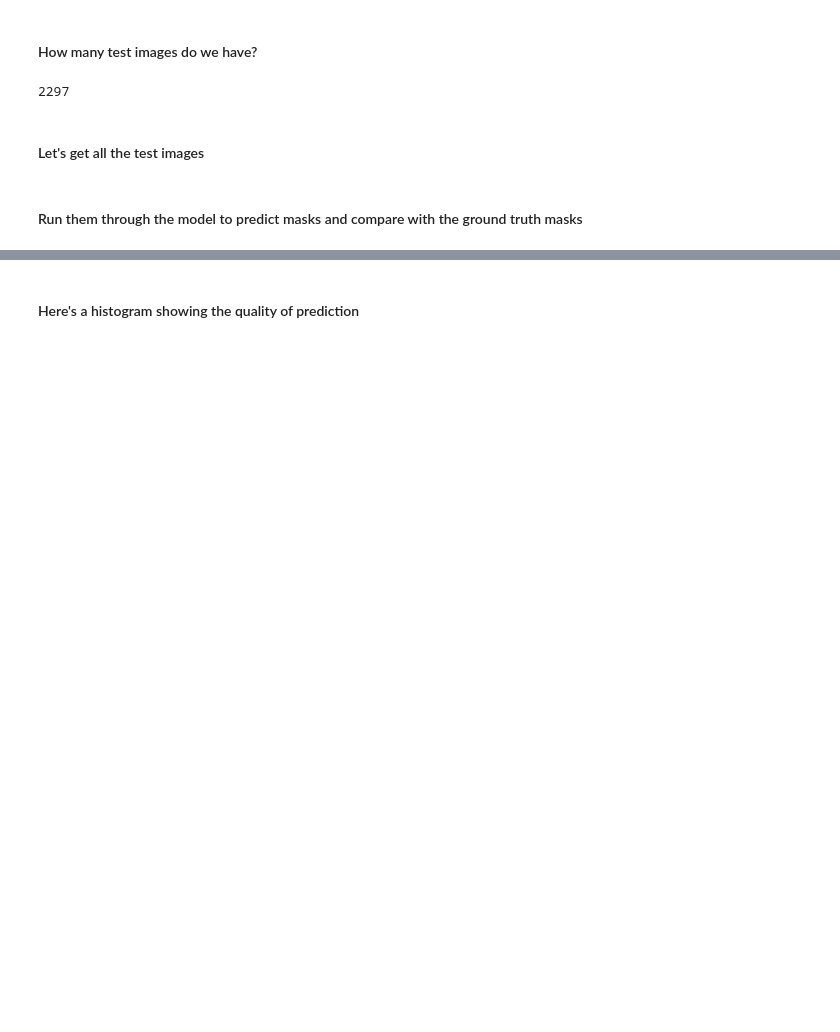
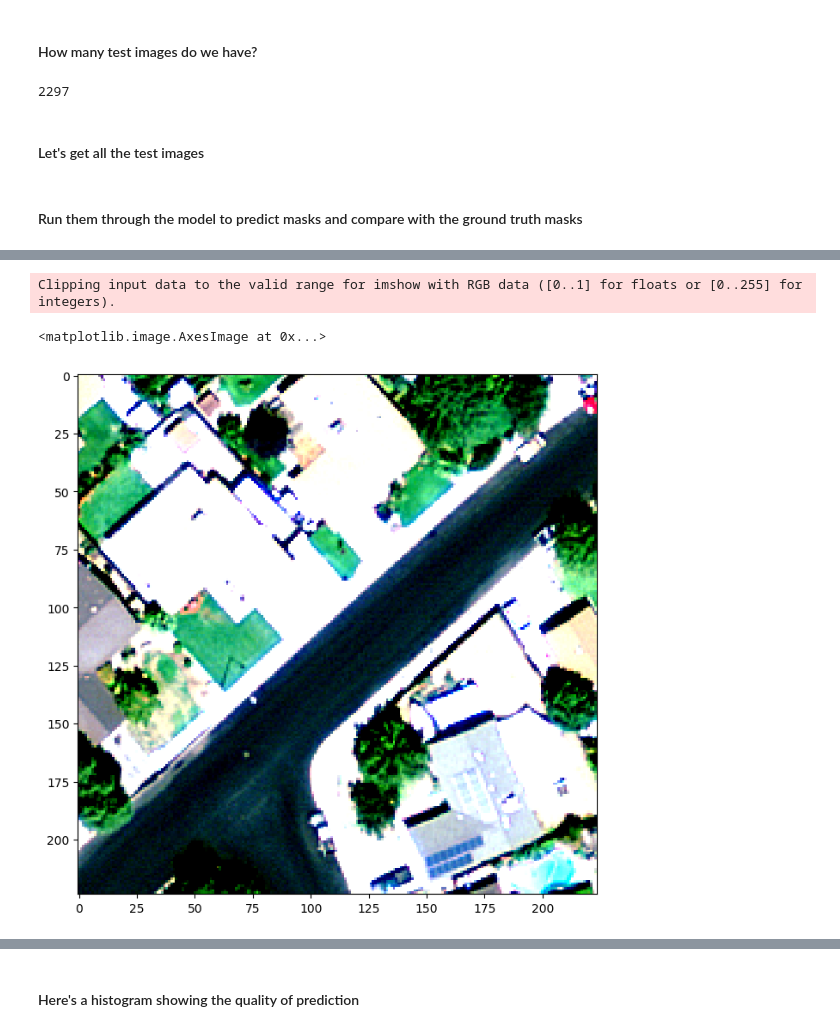
Before and after one commit to dldx/PV-detector, a Jupyter notebook: Validate the results.ipynb, the cells around one changed output, grey strips where cells are left out. Cells and saved outputs as stored; diff of their text form; code cells hidden in the pictures; blank space fills up the shorter version.

```diff
--- a/Validate the results.ipynb
+++ b/Validate the results.ipynb
@@ -15,17 +17,20 @@ config_unet = Config()
 # %% [markdown]
 #### Get image tiles as a generator
 # %%
-def get_image_data(num_images_to_get=32, normalise=True, image_folder = TRAIN_IMAGE_FOLDER):
+def get_image_data(num_images_to_get=32, normalise=True, image_folder = config.TEST_IMAGE_FOLDER, augment=False):
     # Get list of files
-    satellite_images = glob.glob(image_folder + SAT_IMAGE_FOLDER + "/0/*.png")
+    satellite_images = glob.glob(image_folder + config.SAT_IMAGE_FOLDER + "/0/*.png")
     if len(satellite_images) == 0:
-        raise FileNotFoundError(image_folder + SAT_IMAGE_FOLDER + " doesn't contain any images!")
+        raise FileNotFoundError(image_folder + config.SAT_IMAGE_FOLDER + " doesn't contain any images!")
     if normalise:
         # first provide a sample of images for featurewise normalisation
-        X_sample, y_sample = next(get_image_data(num_images_to_get=1000, normalise=False, image_folder=DATA_FOLDER + "/tiles/train/"))
+        X_sample, y_sample = next(get_image_data(num_images_to_get=1000, normalise=False))
 
         mean_sat_color = np.mean(X_sample.reshape(X_sample.shape[0]*X_sample.shape[1]*X_sample.shape[2], 3), axis=0)
         variance_sat_color = np.var(X_sample.reshape(X_sample.shape[0]*X_sample.shape[1]*X_sample.shape[2], 3), axis=0)
+
+        #mean_mask_color = np.mean(y_sample.reshape(y_sample.shape[0]*y_sample.shape[1]*y_sample.shape[2], 1), axis=0)
+        #variance_mask_color = np.var(y_sample.reshape(y_sample.shape[0]*y_sample.shape[1]*y_sample.shape[2], 1), axis=0)
 
         del X_sample
         del y_sample
@@ -39,9 +44,17 @@ def get_image_data(num_images_to_get=32, normalise=True, image_folder = TRAIN_IM
 
         for i, image in enumerate(satellite_images[:num_images_to_get]):
             image = image.split("/")[-1]
-            satellite_stacked[i] = np.array(Image.open(image_folder + SAT_IMAGE_FOLDER + "/0/" + image))
-            mask_stacked[i] = np.array(Image.open(image_folder + MASK_IMAGE_FOLDER + "/0/" + image)).reshape(224,224, 1)/255.0
+            satellite_stacked[i] = np.array(Image.open(image_folder + config.SAT_IMAGE_FOLDER + "/0/" + image))
+            mask_stacked[i] = np.array(Image.open(image_folder + config.MASK_IMAGE_FOLDER + "/0/" + image)).reshape(224,224, 1)/255.0
 
+        if augment:
+            augmenters = iaa.Sequential([
+                iaa.Add((-2, 2), per_channel=0.5),
+                iaa.Sharpen(alpha=0.05),
+                iaa.GaussianBlur(sigma=(0, 0.5)),
+                iaa.AdditiveGaussianNoise(scale=(0,0.01*255)),
+            ])
+            satellite_stacked = augmenters.augment_images(satellite_stacked)
         if normalise:
             satellite_stacked = (satellite_stacked - mean_sat_color)/np.sqrt(variance_sat_color)
             #mask_stacked = (mask_stacked - mean_mask_color)/np.sqrt(variance_mask_color)
@@ -86,2 +93,4 @@ test_data = get_image_data(N_TILES, True, image_folder=TEST_IMAGE_FOLDER)
 # %% [markdown]
 #### Run them through the model to predict masks and compare with the ground truth masks
+# %%
+test_data = get_image_data(1, True, image_folder=config.TEST_IMAGE_FOLDER, augment=True)
@@ -87,0 +123,8 @@ test_data = get_image_data(N_TILES, True, image_folder=TEST_IMAGE_FOLDER)
+# %%
+sats, masks = next(test_data)
+
+plt.imshow(sats[0])
+# %% [output]
+Clipping input data to the valid range for imshow with RGB data ([0..1] for floats or [0..255] for integers).
+<matplotlib.image.AxesImage at 0x...>
+[figure, added]
```
Also changed, not shown: parts of 16 cells of this notebook, 2 other files.
